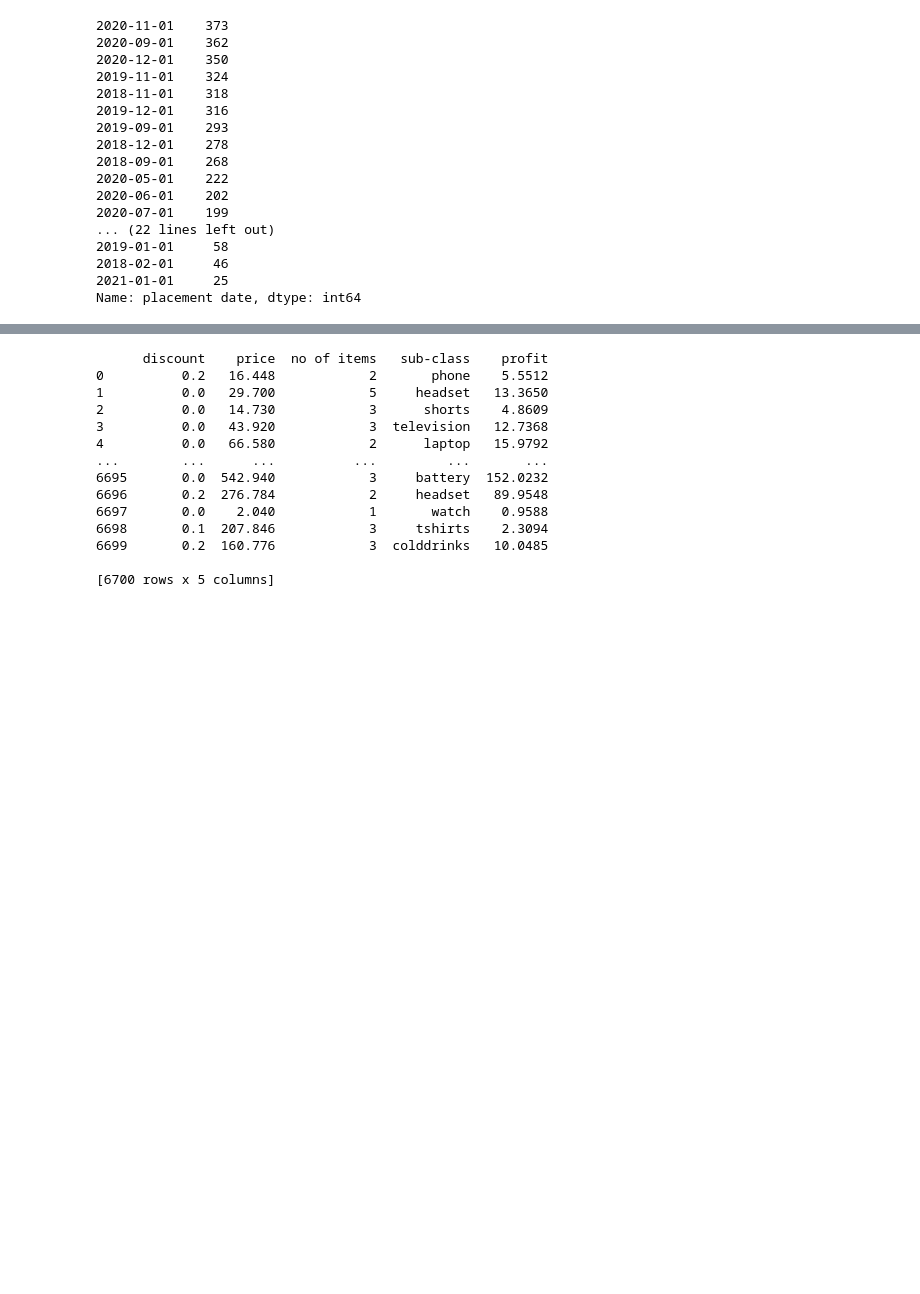
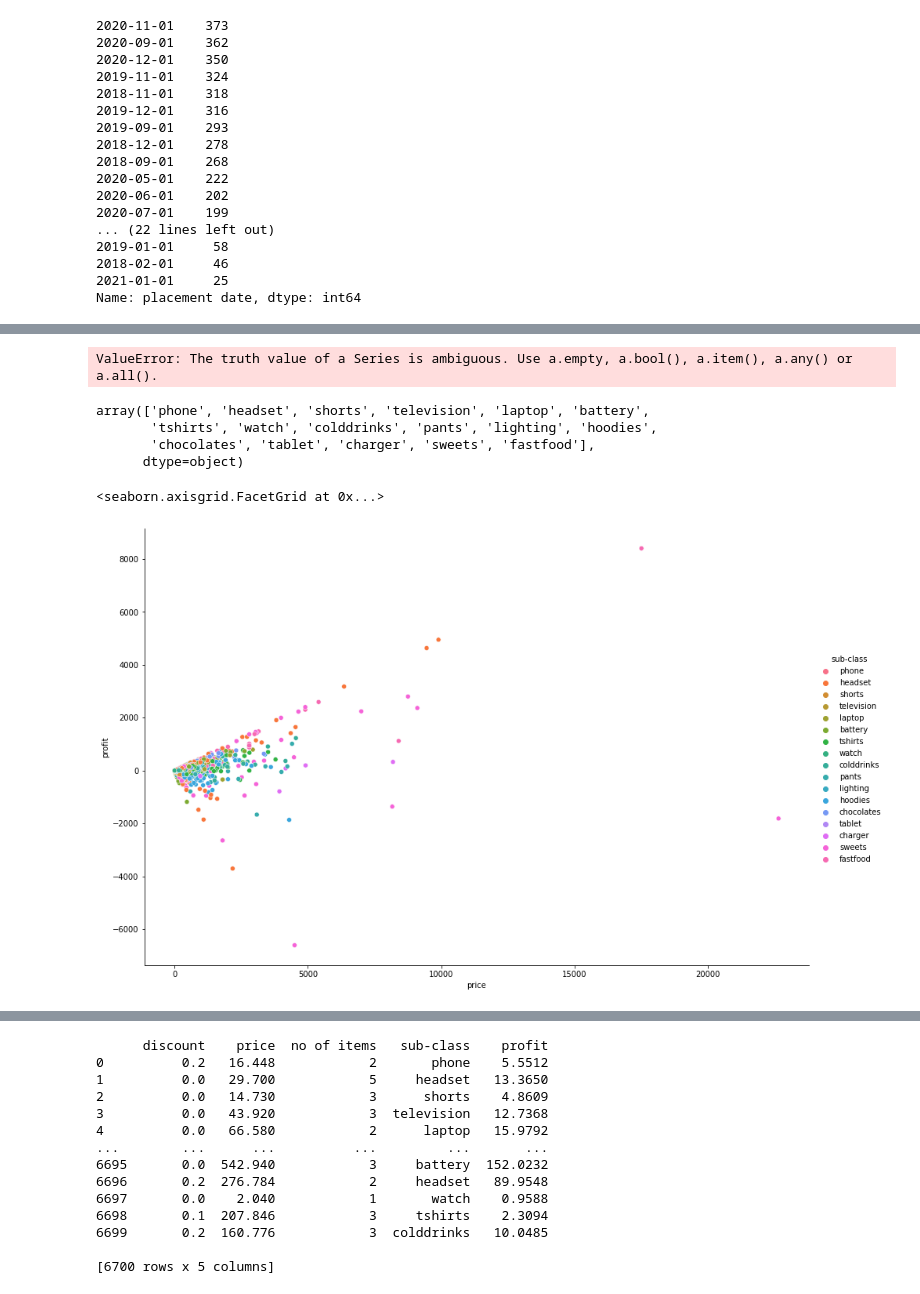
Before and after one commit to Shubham-Sahoo/kdag, a Jupyter notebook: kdag.ipynb, the cells around one changed output, grey strips where cells are left out. Saved outputs shown, nothing was run; the diff lists cells and outputs as text; code cells hidden in the pictures; blank space fills up the shorter version.

```diff
--- a/kdag.ipynb
+++ b/kdag.ipynb
@@ -279,0 +411,13 @@ d_show
+# %%
+df_no_disc_loss = df[(df["profit"] < 0) and (df['discount'] == 0.20)]
+# %% [output]
+ValueError: The truth value of a Series is ambiguous. Use a.empty, a.bool(), a.item(), a.any() or a.all().
+# %%
+sc = df['sub-class'].unique()
+for i in range(len(sc)):
+    ndf = df[df['sub-class'] == sc[i]]
+# %% [output]
+array(['phone', 'headset', 'shorts', 'television', 'laptop', 'battery',
+       'tshirts', 'watch', 'colddrinks', 'pants', 'lighting', 'hoodies',
+       'chocolates', 'tablet', 'charger', 'sweets', 'fastfood'],
+      dtype=object)
@@ -279,0 +437,9 @@ d_show
+# %%
+sns.relplot(
+    data=df,
+    x="price", y="profit",
+    hue="sub-class",height=8.27, aspect=12.7/8.27
+)
+# %% [output]
+<seaborn.axisgrid.FacetGrid at 0x...>
+[figure, added]
```
Also changed, not shown: parts of 19 cells of this notebook, 1 other file.
